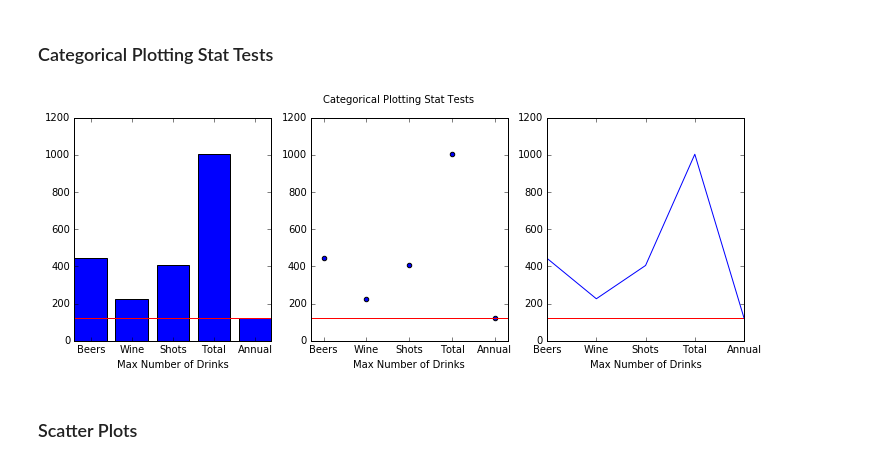
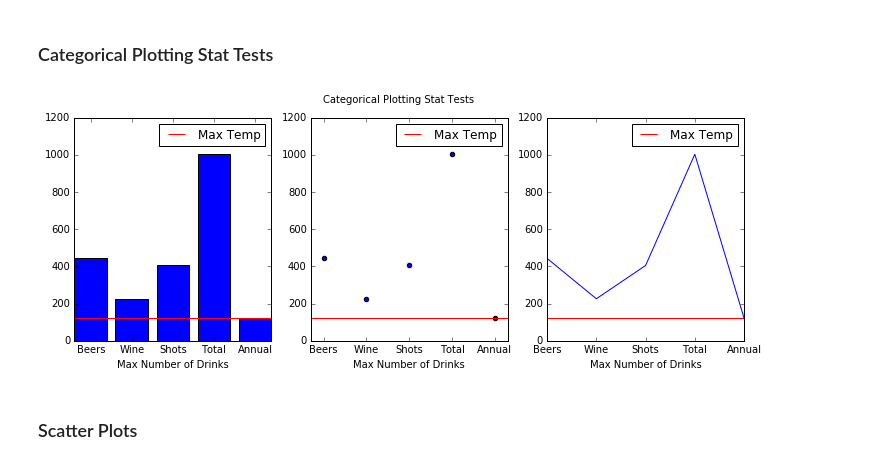
Before and after one commit to MatthewNewell006/alcohol_consumption, a Jupyter notebook: jupyter/2015_Analysis.ipynb, the cells around one changed output. Saved outputs shown, nothing was run; the diff lists cells and outputs as text; code cells hidden in the pictures.

```diff
--- a/jupyter/2015_Analysis.ipynb
+++ b/jupyter/2015_Analysis.ipynb
@@ -82,30 +82,30 @@ p_results
 # %%
 names = ['Beers', 'Wine', 'Shots', 'Total', 'Annual']
 max_values = [443, 226, 405, 1003, 122]
 
 plt.figure(figsize=(12,4))
 # plt.hlines(122, 0, 5)
 plt.subplot(131)
 plt.xlabel("Max Number of Drinks")
 plt.hlines(122,-2,6,colors = 'red', label = 'Max Temp')
-
-plt.bar(names, max_values)
+plt.legend()
+plt.bar(names, max_values, label = 'Max Drinks. ')
 plt.subplot(132)
 plt.xlabel("Max Number of Drinks")
 plt.hlines(122,-2,6,colors = 'red', label = 'Max Temp')
-
+plt.legend()
 plt.scatter(names, max_values)
 plt.subplot(133)
 plt.xlabel("Max Number of Drinks")
 plt.hlines(122,-2,6, colors = 'red', label = 'Max Temp')
-
+plt.legend()
 plt.plot(names, max_values)
 
 plt.suptitle("Categorical Plotting Stat Tests")
 plt.savefig('../img/categorical_analysis.jpg', dpi = 300)
 plt.show()
 # %% [output]
-[figure, old version]
+[figure, new version]
 # %% [markdown]
 ### Scatter Plots
 # %%
```
Also changed, not shown: parts of 6 cells of this notebook, 9 other files.
